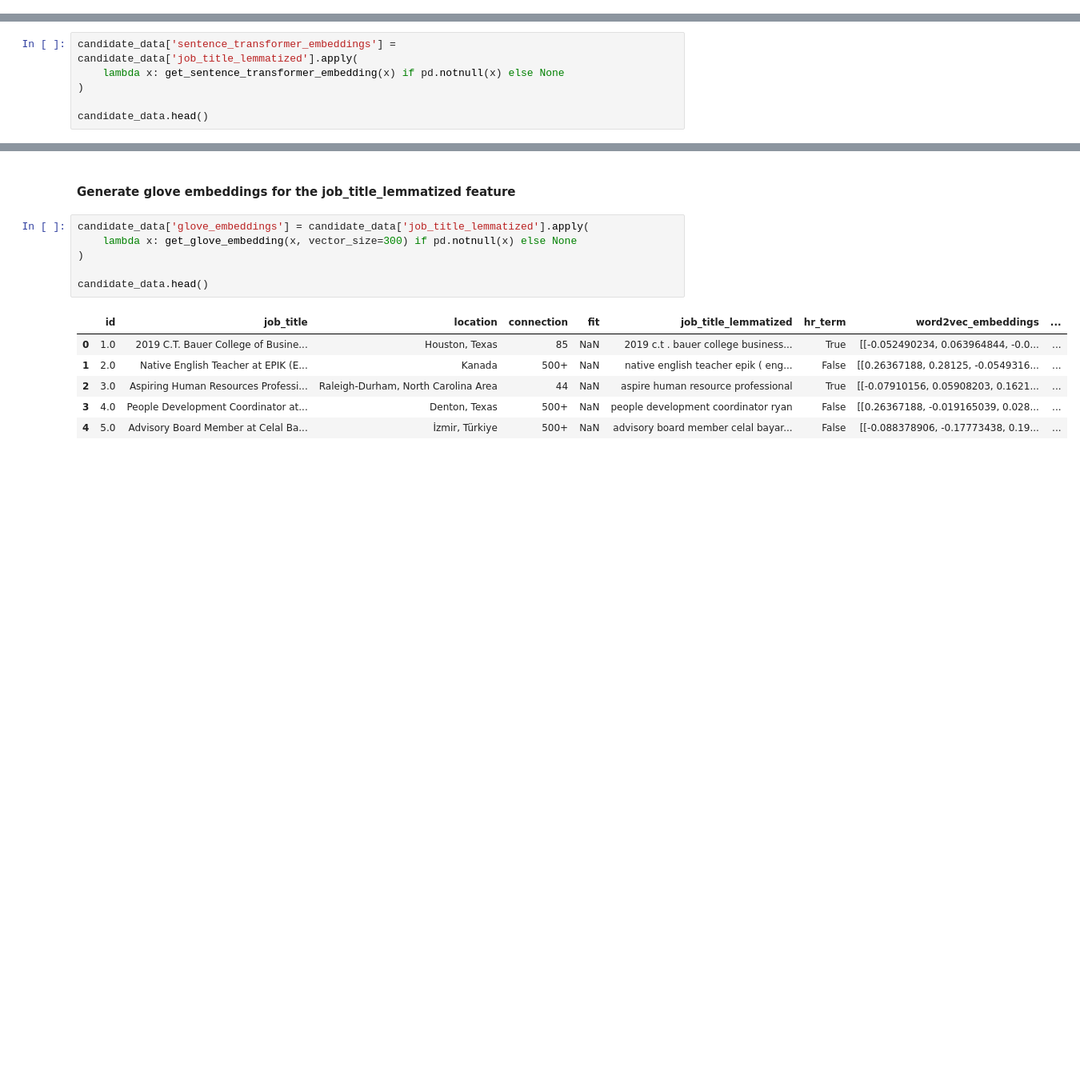
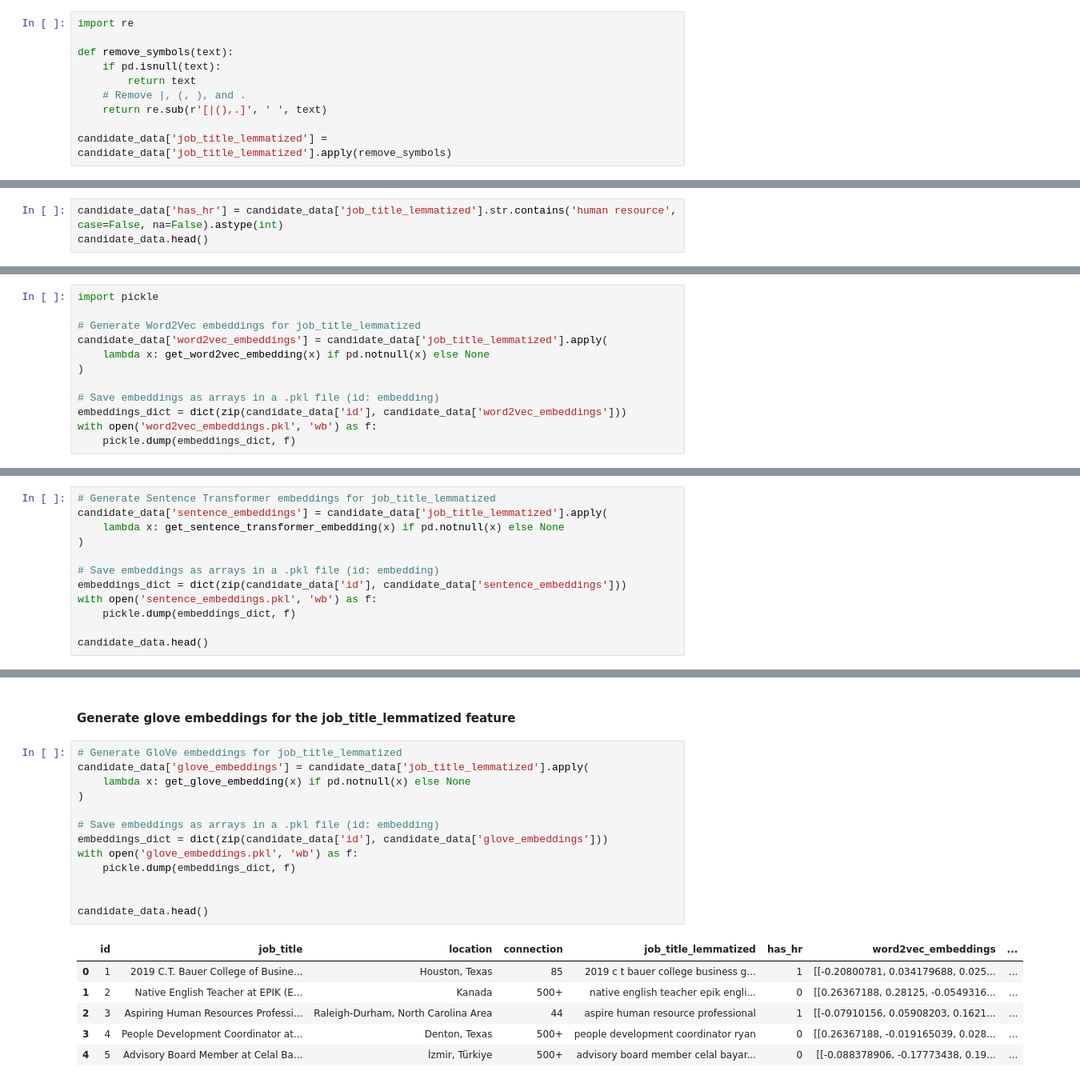
Before and after one commit to SamarpanChakraborty97/ML-Projects, a Jupyter notebook: Project3/initial_data_exploration_hr ver2.ipynb, the cells around one changed output, grey strips where cells are left out. Shown at 80% size. Drawn from its saved outputs; the diff is of its cells as text; blank space fills up the shorter version.

```diff
--- a/Project3/initial_data_exploration_hr ver2.ipynb
+++ b/Project3/initial_data_exploration_hr ver2.ipynb
@@ -123,0 +229,10 @@ candidate_data.head()
+# %%
+import re
+
+def remove_symbols(text):
+    if pd.isnull(text):
+        return text
+    # Remove |, (, ), and .
+    return re.sub(r'[|(),.]', ' ', text)
+
+candidate_data['job_title_lemmatized'] = candidate_data['job_title_lemmatized'].apply(remove_symbols)
@@ -123,0 +285,3 @@ candidate_data.head()
+# %%
+candidate_data['has_hr'] = candidate_data['job_title_lemmatized'].str.contains('human resource', case=False, na=False).astype(int)
+candidate_data.head()
@@ -193,3 +380,15 @@ candidate_data['word2vec_embeddings'] = candidate_data['job_title_lemmatized'].a
+# %%
+import pickle
+
+# Generate Word2Vec embeddings for job_title_lemmatized
+candidate_data['word2vec_embeddings'] = candidate_data['job_title_lemmatized'].apply(
+    lambda x: get_word2vec_embedding(x) if pd.notnull(x) else None
+)
+
+# Save embeddings as arrays in a .pkl file (id: embedding)
+embeddings_dict = dict(zip(candidate_data['id'], candidate_data['word2vec_embeddings']))
+with open('word2vec_embeddings.pkl', 'wb') as f:
+    pickle.dump(embeddings_dict, f)
 # %%
 candidate_data.head()
 # %% [output]
@@ -202,9 +401,15 @@ candidate_data.head()
 # %% [markdown]
 #### Generate sentence transformer embeddings for lemmatized job titles
 # %%
-candidate_data['sentence_transformer_embeddings'] = candidate_data['job_title_lemmatized'].apply(
+# Generate Sentence Transformer embeddings for job_title_lemmatized
+candidate_data['sentence_embeddings'] = candidate_data['job_title_lemmatized'].apply(
     lambda x: get_sentence_transformer_embedding(x) if pd.notnull(x) else None
 )
 
+# Save embeddings as arrays in a .pkl file (id: embedding)
+embeddings_dict = dict(zip(candidate_data['id'], candidate_data['sentence_embeddings']))
+with open('sentence_embeddings.pkl', 'wb') as f:
+    pickle.dump(embeddings_dict, f)
+
 candidate_data.head()
 # %% [output]
@@ -217,18 +422,25 @@ candidate_data.head()
 # %% [markdown]
 #### Generate glove embeddings for the job_title_lemmatized feature
 # %%
+# Generate GloVe embeddings for job_title_lemmatized
 candidate_data['glove_embeddings'] = candidate_data['job_title_lemmatized'].apply(
-    lambda x: get_glove_embedding(x, vector_size=300) if pd.notnull(x) else None
+    lambda x: get_glove_embedding(x) if pd.notnull(x) else None
 )
 
+# Save embeddings as arrays in a .pkl file (id: embedding)
+embeddings_dict = dict(zip(candidate_data['id'], candidate_data['glove_embeddings']))
+with open('glove_embeddings.pkl', 'wb') as f:
+    pickle.dump(embeddings_dict, f)
+
+
 candidate_data.head()
 # %% [output]
-|  | id | job_title | location | connection | fit | job_title_lemmatized | hr_term | word2vec_embeddings | ... |
-| 0 | 1.0 | 2019 C.T. Bauer College of Busine... | Houston, Texas | 85 | NaN | 2019 c.t . bauer college business... | True | [[-0.052490234, 0.063964844, -0.0... | ... |
-| 1 | 2.0 | Native English Teacher at EPIK (E... | Kanada | 500+ | NaN | native english teacher epik ( eng... | False | [[0.26367188, 0.28125, -0.0549316... | ... |
-| 2 | 3.0 | Aspiring Human Resources Professi... | Raleigh-Durham, North Carolina Area | 44 | NaN | aspire human resource professional | True | [[-0.07910156, 0.05908203, 0.1621... | ... |
-| 3 | 4.0 | People Development Coordinator at... | Denton, Texas | 500+ | NaN | people development coordinator ryan | False | [[0.26367188, -0.019165039, 0.028... | ... |
-| 4 | 5.0 | Advisory Board Member at Celal Ba... | İzmir, Türkiye | 500+ | NaN | advisory board member celal bayar... | False | [[-0.088378906, -0.17773438, 0.19... | ... |
+|  | id | job_title | location | connection | job_title_lemmatized | has_hr | word2vec_embeddings | ... |
+| 0 | 1 | 2019 C.T. Bauer College of Busine... | Houston, Texas | 85 | 2019 c t bauer college business g... | 1 | [[-0.20800781, 0.034179688, 0.025... | ... |
+| 1 | 2 | Native English Teacher at EPIK (E... | Kanada | 500+ | native english teacher epik engli... | 0 | [[0.26367188, 0.28125, -0.0549316... | ... |
+| 2 | 3 | Aspiring Human Resources Professi... | Raleigh-Durham, North Carolina Area | 44 | aspire human resource professional | 1 | [[-0.07910156, 0.05908203, 0.1621... | ... |
+| 3 | 4 | People Development Coordinator at... | Denton, Texas | 500+ | people development coordinator ryan | 0 | [[0.26367188, -0.019165039, 0.028... | ... |
+| 4 | 5 | Advisory Board Member at Celal Ba... | İzmir, Türkiye | 500+ | advisory board member celal bayar... | 0 | [[-0.088378906, -0.17773438, 0.19... | ... |
 # %%
 candidate_data.info()
 # %% [output]
```
Also changed, not shown: parts of 52 cells of this notebook, 9 other files.
